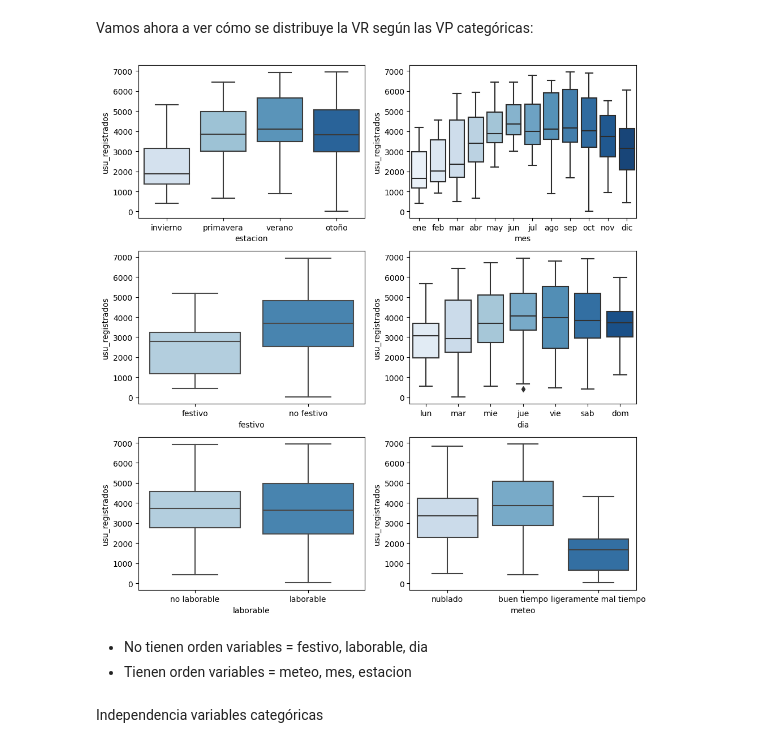
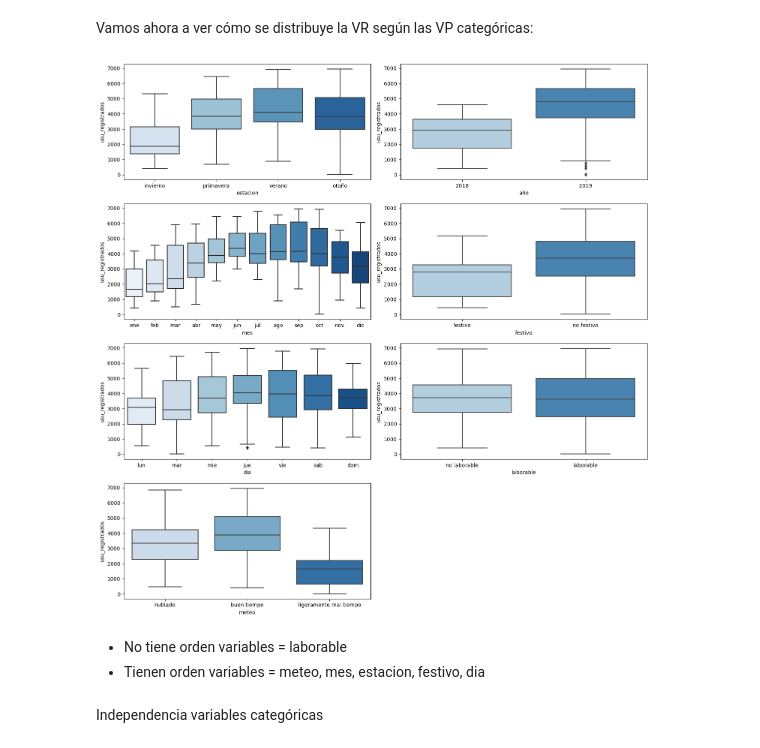
Before and after one commit to GriselleAlanis/project-da-promoE-module3-team1, a Jupyter notebook: Modelo_1_registrados/Visualizaciones_reg.ipynb, the cells around one changed output. Cells and saved outputs as stored; diff of their text form; code cells hidden in the pictures.

```diff
--- a/Modelo_1_registrados/Visualizaciones_reg.ipynb
+++ b/Modelo_1_registrados/Visualizaciones_reg.ipynb
@@ -121,19 +121,20 @@ Vistas estas relaciones entre las variables numéricas, puesto que temperatura y
 # %% [markdown]
 Vamos ahora a ver cómo se distribuye la VR según las VP categóricas:
 # %%
-categoricas = df.select_dtypes(include="object")
+categoricas = df.select_dtypes(include=["object", "category"])
 
-fig, axes = plt.subplots(3, 2, figsize=(10,10))
+fig, axes = plt.subplots(4, 2, figsize=(15,15))
 axes = axes.flat
 for indice, columna in enumerate(categoricas.columns):
     sns.boxplot(x = categoricas[columna], y = 'usu_registrados', data = df, ax = axes[indice], palette = "Blues");
 plt.tight_layout()
+fig.delaxes(axes[-1])
 plt.savefig("../img/distribucion_categ_registrados.png")
 # %% [output]
-[figure, old version]
+[figure, new version]
 # %% [markdown]
-- No tienen orden variables =  festivo, laborable, dia
-- Tienen orden variables = meteo, mes, estacion
+- No tiene orden variables =  laborable
+- Tienen orden variables = meteo, mes, estacion, festivo, dia
 # %% [markdown]
 Independencia variables categóricas
 # %%
```
Also changed, not shown: 12 other files.
